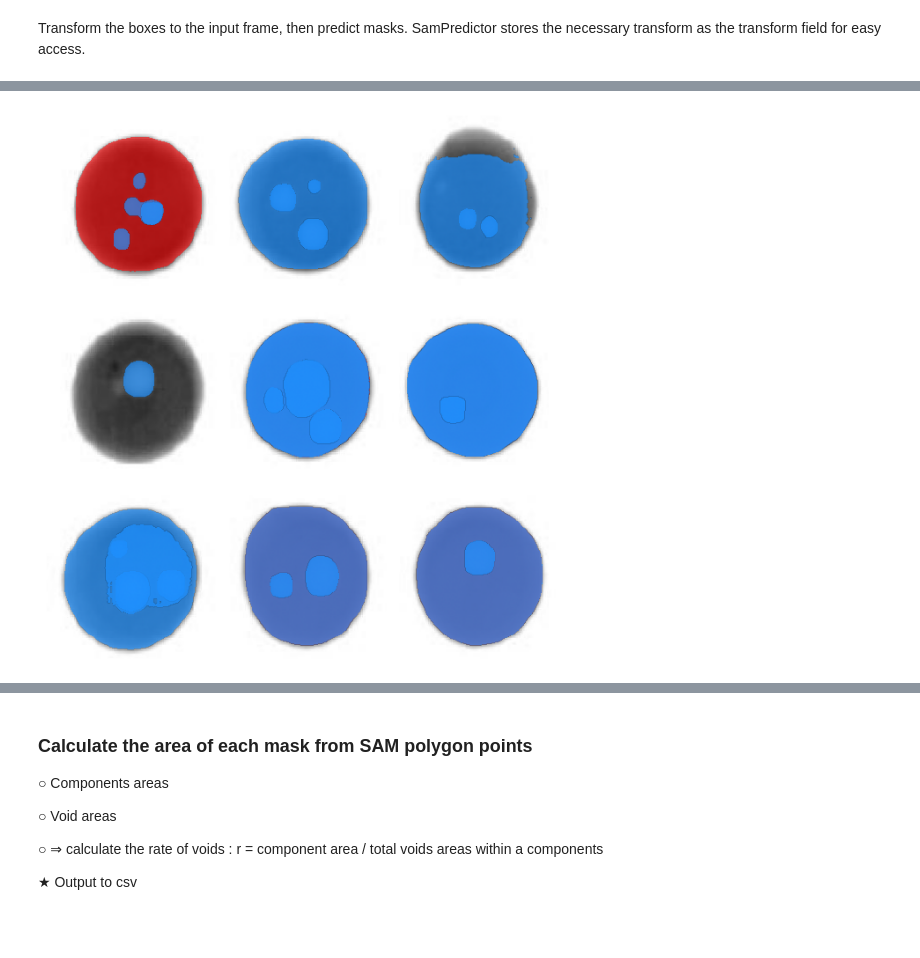
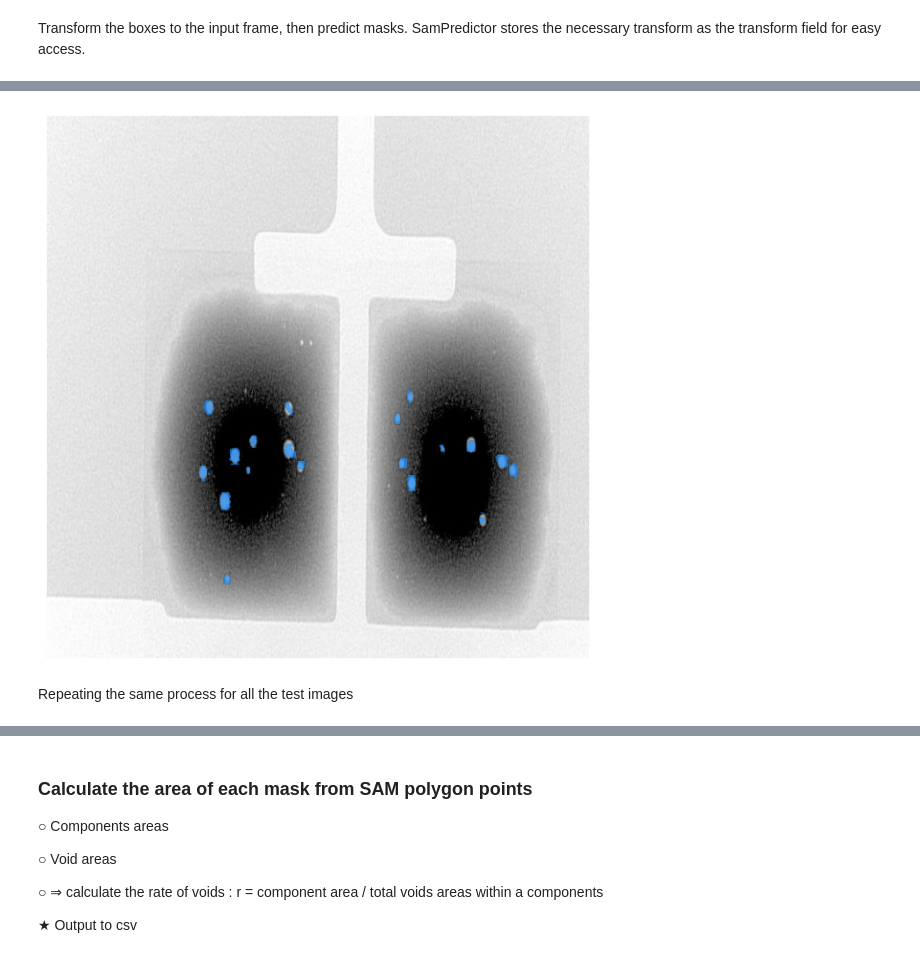
Before and after one commit to ajosegun/PCBQualityControl, a Jupyter notebook: 02_Inference_SAM_PCBQualityControl.ipynb, the cells around one changed output, grey strips where cells are left out. Saved outputs shown, nothing was run; the diff lists cells and outputs as text; code cells hidden in the pictures; blank space fills up the shorter version.

```diff
--- a/02_Inference_SAM_PCBQualityControl.ipynb
+++ b/02_Inference_SAM_PCBQualityControl.ipynb
@@ -264,0 +306,15 @@ Results saved to runs/detect/predict
+# %%
+#transform all images into acceptable format
+image_list=[]
+for img in imgs:
+  image = cv2.imread(img)
+  image = cv2.cvtColor(image, cv2.COLOR_BGR2RGB)
+  image_list.append(image)
+# %%
+for image in image_list:
+  plt.figure(figsize=(5, 5))
+  plt.imshow(image)
+  plt.axis('off')
+  plt.show()
+
+  predictor.set_image(image)
@@ -264,0 +328,6 @@ Results saved to runs/detect/predict
+# %%
+#carryout the predictions on every test image
+results_list=[]
+for img in imgs:
+  results_for_sam = model.predict(source=img, conf=0.25, save=True)
+  results_list.append(results_for_sam)
@@ -271,8 +351,8 @@ Image(filename=f'runs/detect/predict/08_JPG.rf.6177acf9ba55c7969ef63686dc2c20e3.
 
 SamPredictor can take multiple input prompts for the same image, using predict_torch method. This method assumes input points are already torch tensors and have already been transformed to the input frame. For example, imagine we have several box outputs from an object detector.
 # %%
-input_box = results_for_sam[0].boxes.xyxy.cpu().data.numpy()
-class_p = results_for_sam[0].boxes.cls.cpu().data.numpy()
+input_box = results_list[1][0].boxes.xyxy.cpu().data.numpy()
+class_p = results_list[1][0].boxes.cls.cpu().data.numpy()
 
 input_boxes = torch.tensor(input_box, device=predictor.device)
 
@@ -298,14 +378,16 @@ torch.Size([34, 1, 640, 640])
 # %%
 sorted_indices = np.argsort(class_p)
 
 sorted_masks, sorted_class_p = masks[sorted_indices], class_p[sorted_indices]
 
 plt.figure(figsize=(8, 8))
-plt.imshow(image)
+plt.imshow(image_list[1])
 for mask, cls in zip(sorted_masks, sorted_class_p):
   show_mask(mask.cpu().numpy(), plt.gca(), cls=cls)
 
 plt.axis('off')
 plt.show()
 # %% [output]
-[figure, old version]
+[figure, new version]
+# %% [markdown]
+Repeating the same process for all the test images
```
Also changed, not shown: parts of 21 cells of this notebook.
